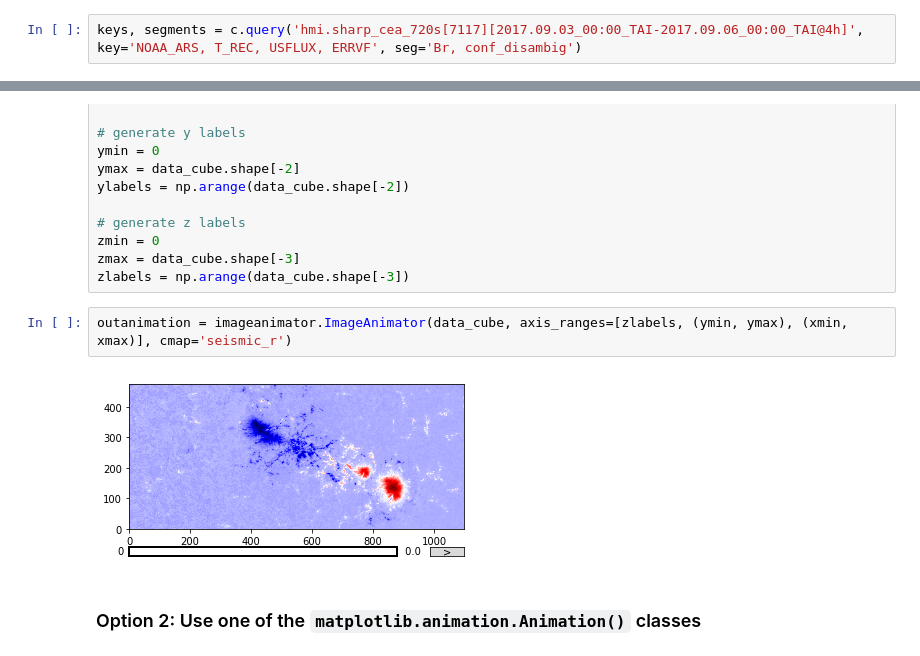
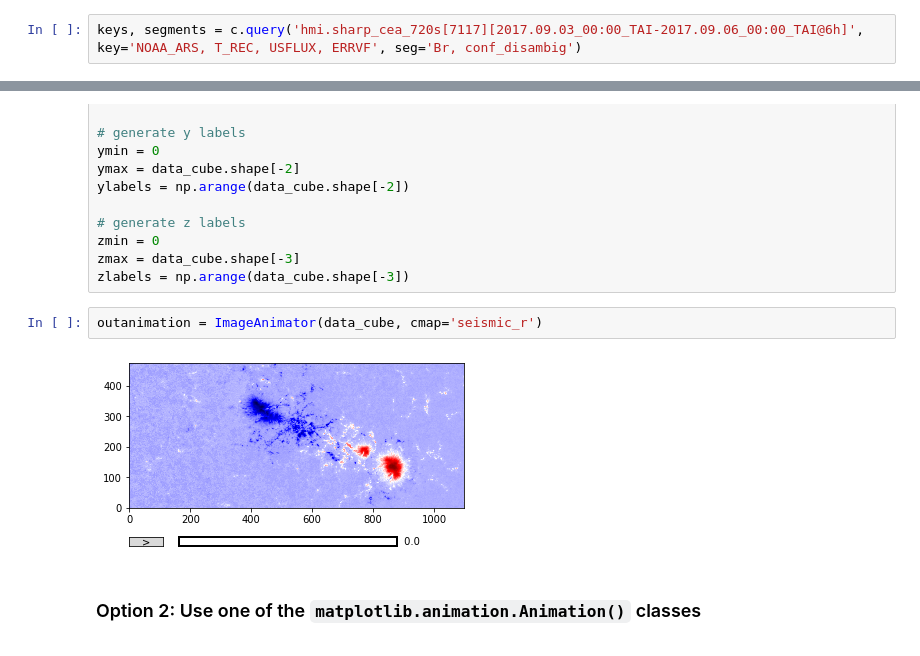
Before and after one commit to mbobra/SHARPs, a Jupyter notebook: movie.ipynb, the cells around one changed output, grey strips where cells are left out. Cells and saved outputs as stored; diff of their text form.

Commit message:
added sunpy.visualization.animator.ImageAnimator function

```diff
--- a/movie.ipynb
+++ b/movie.ipynb
@@ -24,7 +25,7 @@ c = drms.Client()
 # %% [markdown]
 Then we query for the appropriate DRMS series for the keywords and segments of our choice:
 # %%
-keys, segments = c.query('hmi.sharp_cea_720s[7117][2017.09.03_00:00_TAI-2017.09.06_00:00_TAI@4h]', key='NOAA_ARS, T_REC, USFLUX, ERRVF', seg='Br, conf_disambig')
+keys, segments = c.query('hmi.sharp_cea_720s[7117][2017.09.03_00:00_TAI-2017.09.06_00:00_TAI@6h]', key='NOAA_ARS, T_REC, USFLUX, ERRVF', seg='Br, conf_disambig')
 # %% [markdown]
 To convert the keyword `T_REC` into a datetime object, we can use the function below.
 # %%
@@ -69,9 +70,9 @@ zmin = 0
 zmax = data_cube.shape[-3]
 zlabels = np.arange(data_cube.shape[-3])
 # %%
-outanimation = imageanimator.ImageAnimator(data_cube, axis_ranges=[zlabels, (ymin, ymax), (xmin, xmax)], cmap='seismic_r')
+outanimation = ImageAnimator(data_cube, cmap='seismic_r')
 # %% [output]
-[figure, old version]
+[figure, new version]
 # %% [markdown]
 ### Option 2: Use one of the `matplotlib.animation.Animation()` classes
 # %% [markdown]
```
Also changed, not shown: parts of 4 cells of this notebook.
